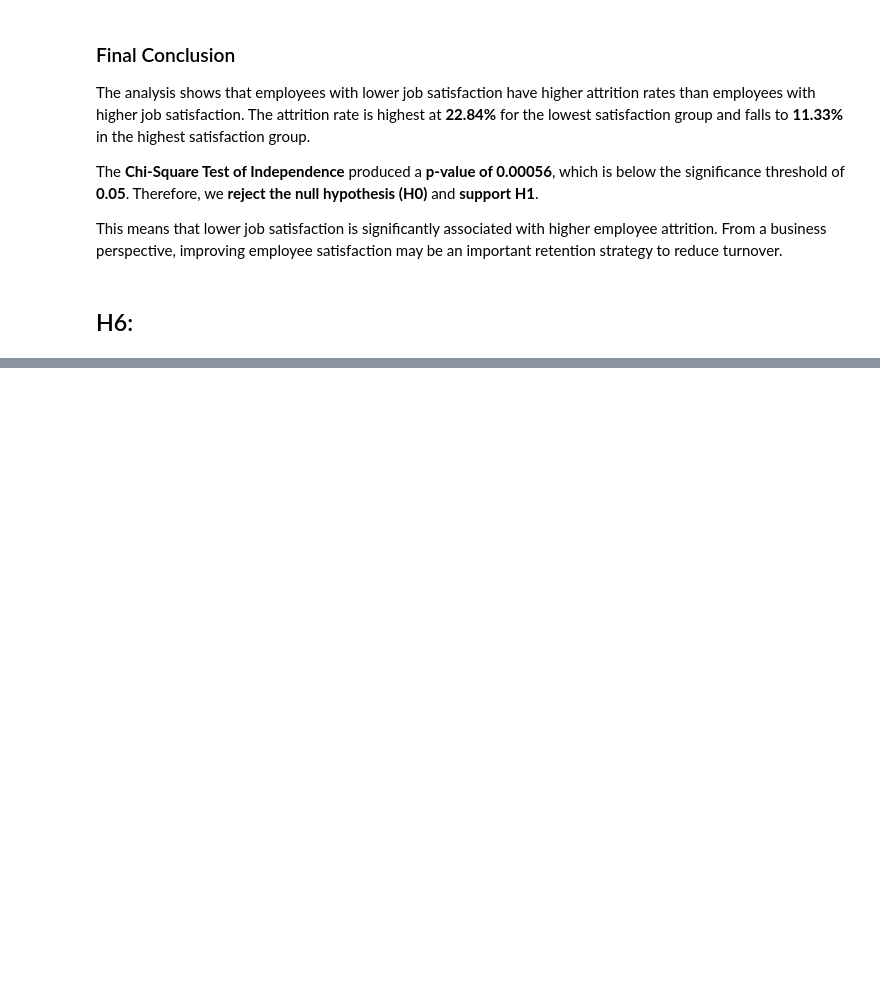
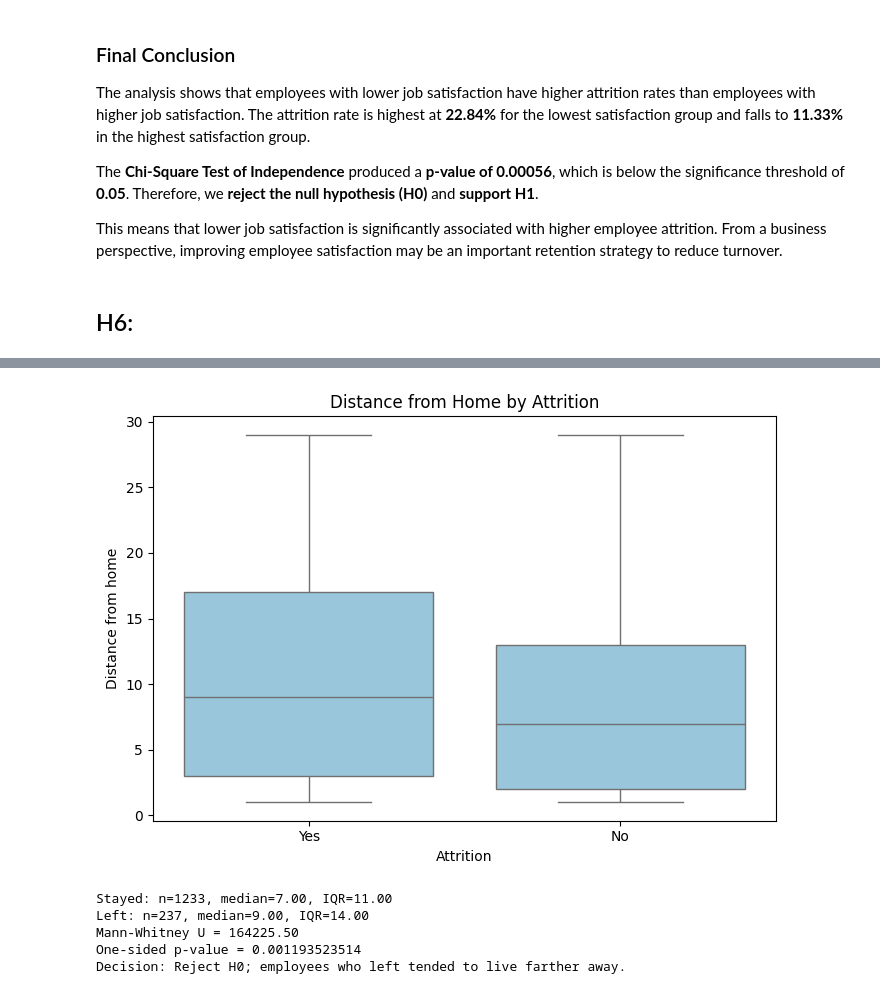
Before and after one commit to Dharmisthaben-15/Hackathon_2026_Group_1, a Jupyter notebook: jupyter_notebooks/EDA.ipynb, the cells around one changed output, grey strips where cells are left out. Drawn from its saved outputs; the diff is of its cells as text; code cells hidden in the pictures; blank space fills up the shorter version.

```diff
--- a/jupyter_notebooks/EDA.ipynb
+++ b/jupyter_notebooks/EDA.ipynb
@@ -967,0 +894,31 @@ All five hypotheses are supported by statistically significant results at alpha
+# %%
+from scipy.stats import mannwhitneyu
+
+alpha = 0.05
+
+# H7 uses a one-sided Mann-Whitney U test because DistanceFromHome is numeric,
+# the attrition groups are independent, and H1 predicts greater distance.
+distance_stayed = df.loc[df["Attrition"] == "No", "DistanceFromHome"]
+distance_left = df.loc[df["Attrition"] == "Yes", "DistanceFromHome"]
+
+a = plt.figure(figsize=(7, 5))
+sns.boxplot(data=df, x="Attrition", y="DistanceFromHome", color="#8ecae6")
+plt.title("Distance from Home by Attrition")
+plt.xlabel("Attrition")
+plt.ylabel("Distance from home")
+plt.tight_layout()
+plt.show()
+
+distance_u, distance_p = mannwhitneyu(distance_left, distance_stayed, alternative="greater")
+print(f"Stayed: n={len(distance_stayed)}, median={distance_stayed.median():.2f}, IQR={distance_stayed.quantile(.75) - distance_stayed.quantile(.25):.2f}")
+print(f"Left: n={len(distance_left)}, median={distance_left.median():.2f}, IQR={distance_left.quantile(.75) - distance_left.quantile(.25):.2f}")
+print(f"Mann-Whitney U = {distance_u:.2f}")
+print(f"One-sided p-value = {distance_p:.10g}")
+print("Decision: Reject H0; employees who left tended to live farther away." if distance_p < alpha else "Decision: Fail to reject H0.")
+# %% [output]
+[figure, added]
+Stayed: n=1233, median=7.00, IQR=11.00
+Left: n=237, median=9.00, IQR=14.00
+Mann-Whitney U = 164225.50
+One-sided p-value = 0.001193523514
+Decision: Reject H0; employees who left tended to live farther away.
```
Also changed, not shown: parts of 18 cells of this notebook.
